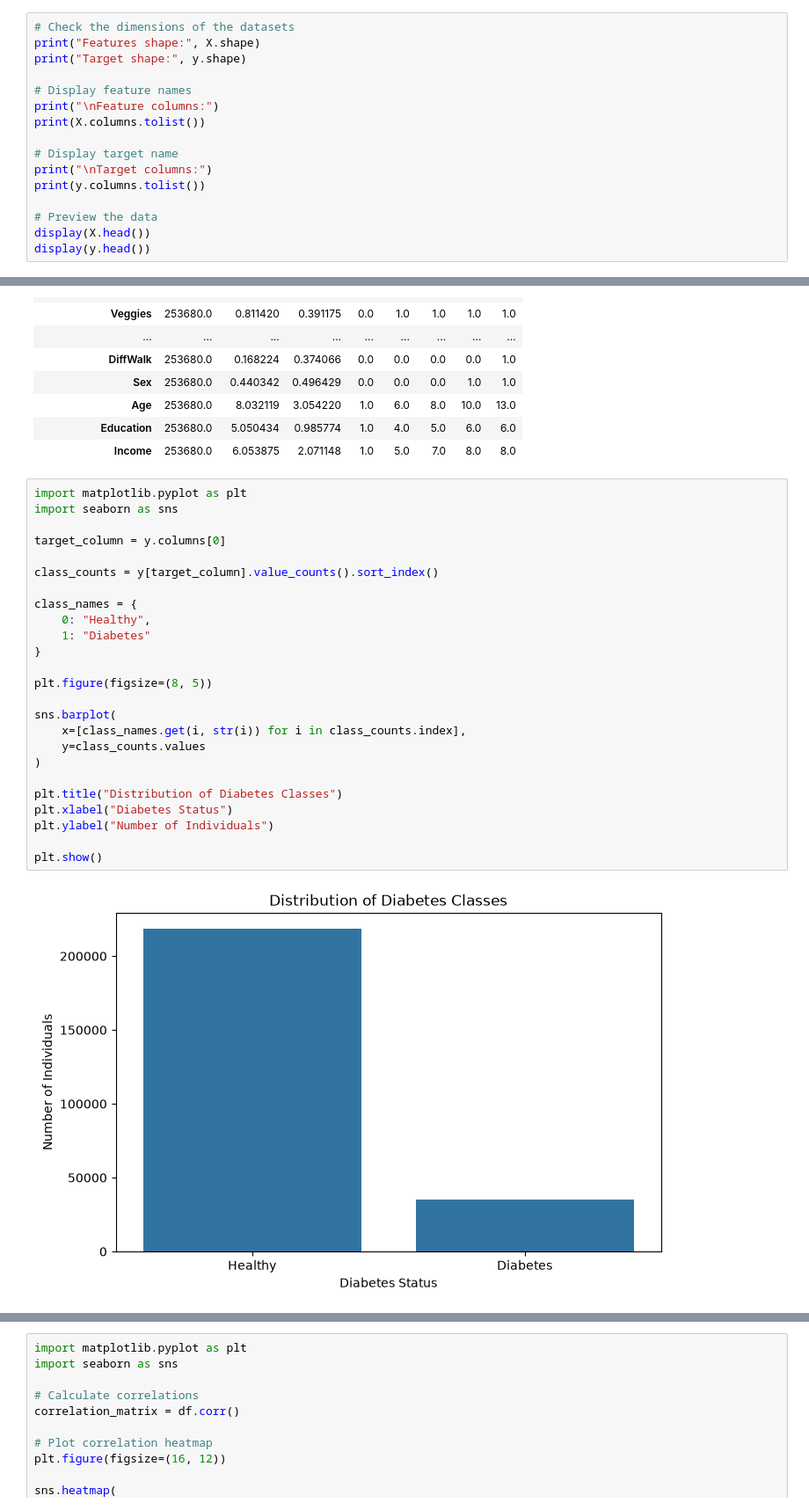
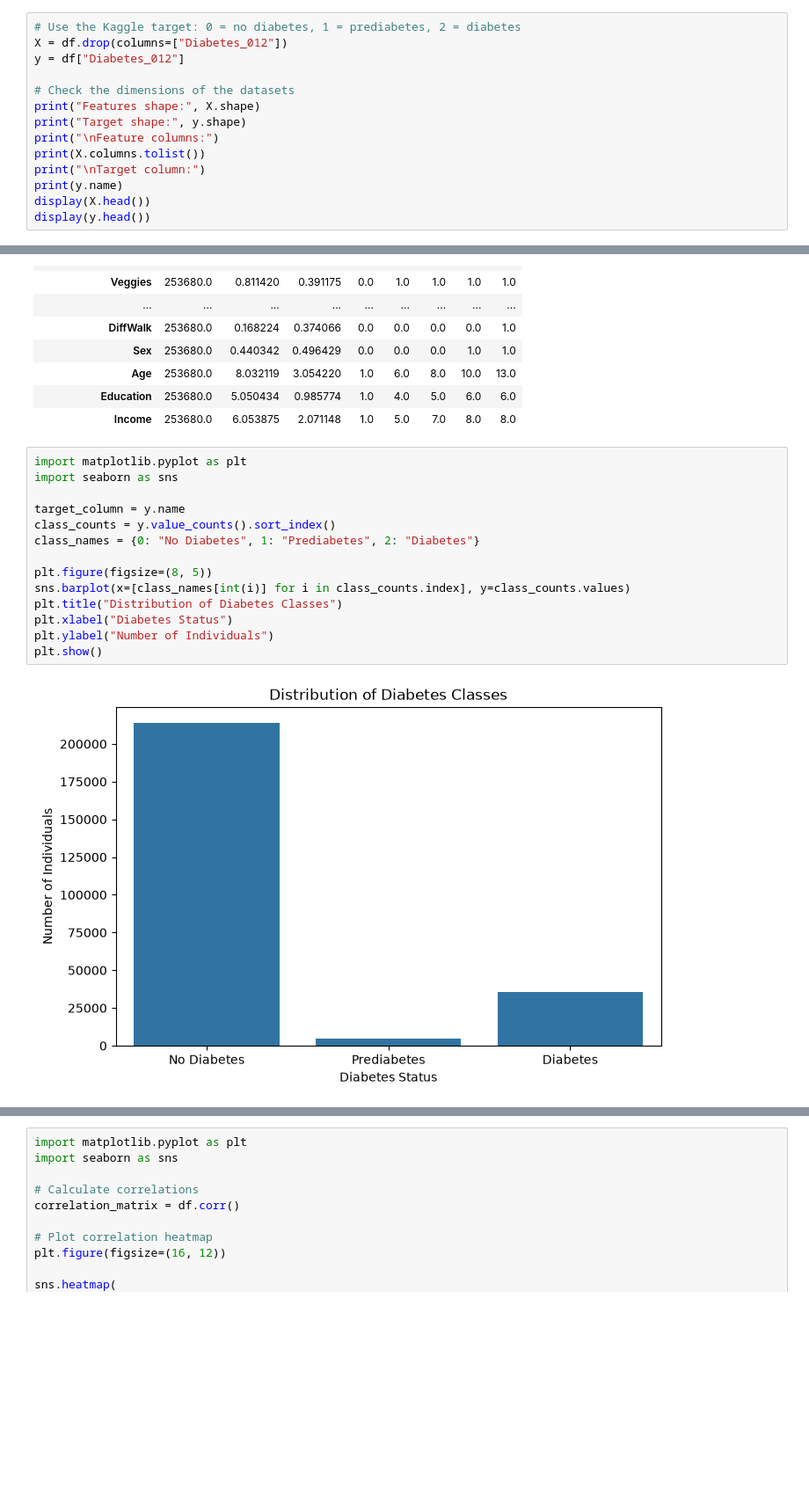
Before and after one commit to Jeber811/CDC-Diabetes-ML-Project, a Jupyter notebook: CDC Diabetes Health Indicators.ipynb, the cells around one changed output, grey strips where cells are left out. Shown at 88% size. Saved outputs shown, nothing was run; the diff lists cells and outputs as text; blank space fills up the shorter version.

Commit message:
switched over to kaggle dataset

```diff
--- a/CDC Diabetes Health Indicators.ipynb
+++ b/CDC Diabetes Health Indicators.ipynb
@@ -49,19 +58,17 @@ print(cdc_diabetes_health_indicators.variables)
 # %% [markdown]
 # Dataset Analysis
 # %%
+# Use the Kaggle target: 0 = no diabetes, 1 = prediabetes, 2 = diabetes
+X = df.drop(columns=["Diabetes_012"])
+y = df["Diabetes_012"]
+
 # Check the dimensions of the datasets
 print("Features shape:", X.shape)
 print("Target shape:", y.shape)
-
-# Display feature names
 print("\nFeature columns:")
 print(X.columns.tolist())
-
-# Display target name
-print("\nTarget columns:")
-print(y.columns.tolist())
-
-# Preview the data
+print("\nTarget column:")
+print(y.name)
 display(X.head())
 display(y.head())
 # %% [output]
@@ -152,30 +160,19 @@ display(X.describe().T)
 # %%
 import matplotlib.pyplot as plt
 import seaborn as sns
 
-target_column = y.columns[0]
-
-class_counts = y[target_column].value_counts().sort_index()
-
-class_names = {
-    0: "Healthy",
-    1: "Diabetes"
-}
+target_column = y.name
+class_counts = y.value_counts().sort_index()
+class_names = {0: "No Diabetes", 1: "Prediabetes", 2: "Diabetes"}
 
 plt.figure(figsize=(8, 5))
-
-sns.barplot(
-    x=[class_names.get(i, str(i)) for i in class_counts.index],
-    y=class_counts.values
-)
-
+sns.barplot(x=[class_names[int(i)] for i in class_counts.index], y=class_counts.values)
 plt.title("Distribution of Diabetes Classes")
 plt.xlabel("Diabetes Status")
 plt.ylabel("Number of Individuals")
-
 plt.show()
 # %% [output]
-[figure, old version]
+[figure, new version]
 # %%
 # Examine the unique values of every feature
 for column in X.columns:
```
Also changed, not shown: parts of 16 cells of this notebook.
